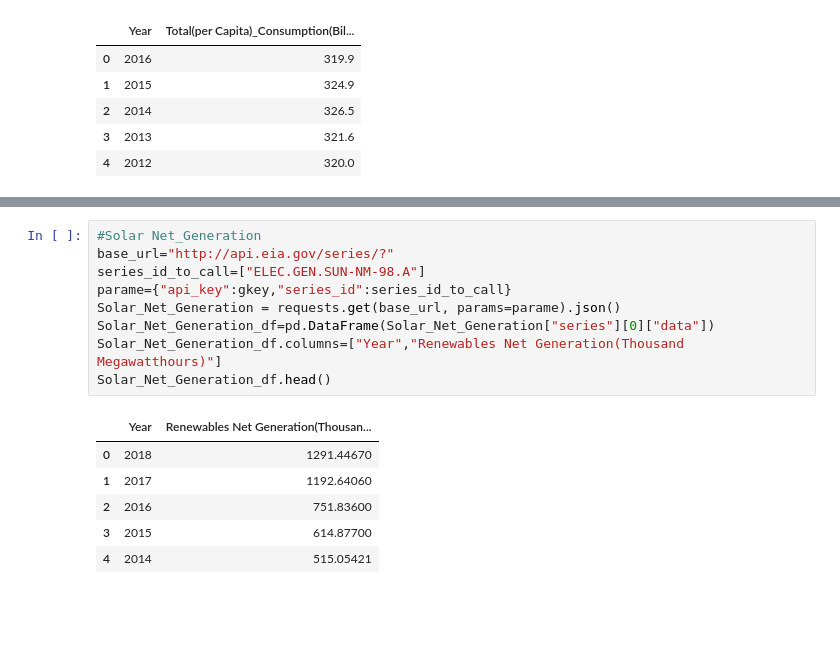
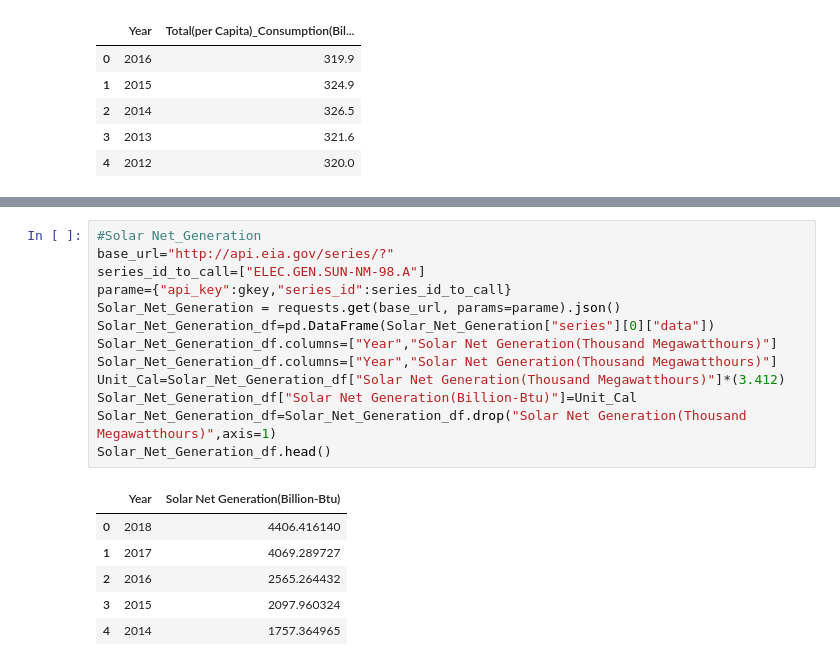
Before and after one commit to MTRaley52/Project_1, a Jupyter notebook: CleanenergyFile.ipynb, the cells around one changed output, grey strips where cells are left out. Drawn from its saved outputs; the diff is of its cells as text; blank space fills up the shorter version.

```diff
--- a/CleanenergyFile.ipynb
+++ b/CleanenergyFile.ipynb
@@ -232,16 +287,20 @@ Renewables_Net_Generation_df.head()
 # %%
 #Solar Net_Generation
 base_url="http://api.eia.gov/series/?"
 series_id_to_call=["ELEC.GEN.SUN-NM-98.A"]
 parame={"api_key":gkey,"series_id":series_id_to_call}
 Solar_Net_Generation = requests.get(base_url, params=parame).json()
 Solar_Net_Generation_df=pd.DataFrame(Solar_Net_Generation["series"][0]["data"])
-Solar_Net_Generation_df.columns=["Year","Renewables Net Generation(Thousand Megawatthours)"]
+Solar_Net_Generation_df.columns=["Year","Solar Net Generation(Thousand Megawatthours)"]
+Solar_Net_Generation_df.columns=["Year","Solar Net Generation(Thousand Megawatthours)"]
+Unit_Cal=Solar_Net_Generation_df["Solar Net Generation(Thousand Megawatthours)"]*(3.412)
+Solar_Net_Generation_df["Solar Net Generation(Billion-Btu)"]=Unit_Cal
+Solar_Net_Generation_df=Solar_Net_Generation_df.drop("Solar Net Generation(Thousand Megawatthours)",axis=1)
 Solar_Net_Generation_df.head()
 # %% [output]
-|  | Year | Renewables Net Generation(Thousan... |
-| 0 | 2018 | 1291.44670 |
-| 1 | 2017 | 1192.64060 |
-| 2 | 2016 | 751.83600 |
-| 3 | 2015 | 614.87700 |
-| 4 | 2014 | 515.05421 |
+|  | Year | Solar Net Generation(Billion-Btu) |
+| 0 | 2018 | 4406.416140 |
+| 1 | 2017 | 4069.289727 |
+| 2 | 2016 | 2565.264432 |
+| 3 | 2015 | 2097.960324 |
+| 4 | 2014 | 1757.364965 |
```
Also changed, not shown: parts of 13 cells of this notebook, 3 other files.
